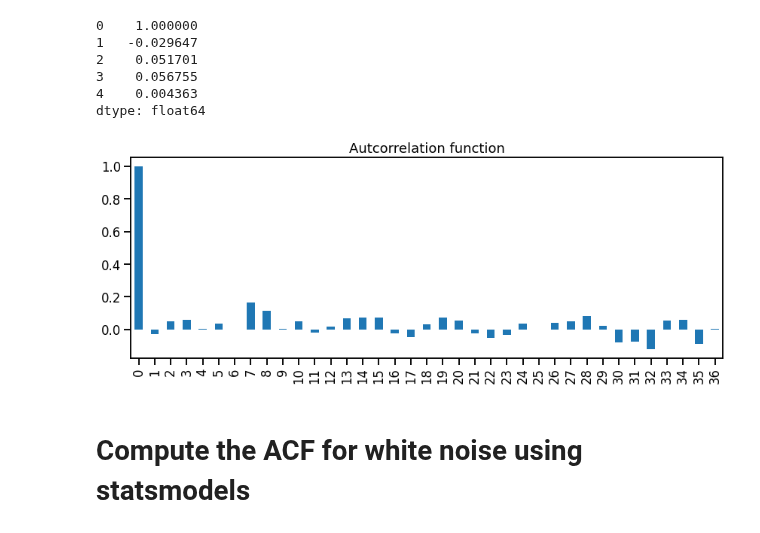
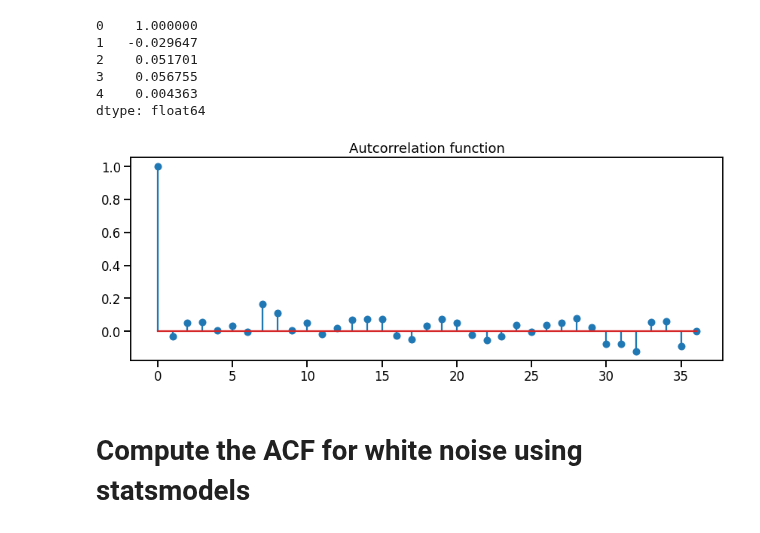
Before and after one commit to trainindata/feature-engineering-for-time-series-forecasting, a Jupyter notebook: 07-Lag-Features/03-autocorrelation-function.ipynb, the cells around one changed output. Drawn from its saved outputs; the diff is of its cells as text; code cells hidden in the pictures.

```diff
--- a/07-Lag-Features/03-autocorrelation-function.ipynb
+++ b/07-Lag-Features/03-autocorrelation-function.ipynb
@@ -31,8 +41,8 @@ np.random.seed(0)  # Ensures we generate the same random numbers every time
 y = np.random.normal(loc=0, scale=1, size=num_timesteps)
 ts = pd.date_range(start="2000-01-01", periods=num_timesteps, freq="D")
 
-white_noise = pd.DataFrame(data={"y": y}, index=ts)
-white_noise.head()
+df = pd.DataFrame(data={"y": y}, index=ts)
+df.head()
 # %% [output]
 |  | y |
 | 2000-01-01 | 1.764052 |
@@ -49,7 +59,7 @@ Text(0.5, 1.0, 'white noise')
 [figure]
 # %%
 # Create a copy to preserve the original dataframe for later use
-df_ = white_noise.copy()
+df_ = df.copy()
 # %%
 # Compute the lag of the target
 lag = 1
@@ -83,7 +93,7 @@ print(r)
 # Compute the autocorrelation for multiple lags
 r = {}
 for lag in range(0, 37):
-    df_ = white_noise.copy()
+    df_ = df.copy()
     df_["y_lag"] = df_["y"].shift(lag)
     y_mean = df_["y"].mean()
     numerator = ((df_["y"] - y_mean) * (df_["y_lag"] - y_mean)).sum()
@@ -102,11 +112,11 @@ acf_.head()
 dtype: float64
 # %%
 fig, ax = plt.subplots(figsize=[12, 5])
-acf_.plot(kind="bar", ax=ax)
+plt.stem(acf_)
 ax.set_title("Autcorrelation function")
 plt.tight_layout()
 # %% [output]
-[figure, old version]
+[figure, new version]
 # %% [markdown]
 # Compute the ACF for white noise using statsmodels
 # %%
```
Also changed, not shown: parts of 13 cells of this notebook, 5 other files.
